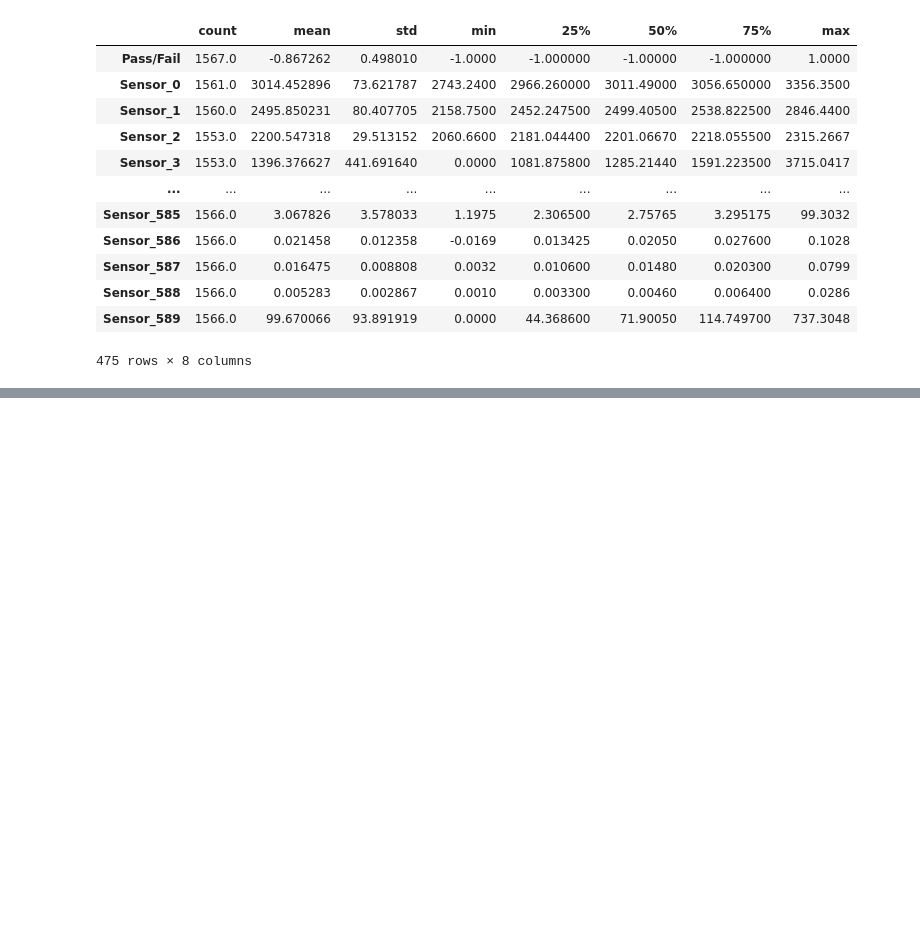
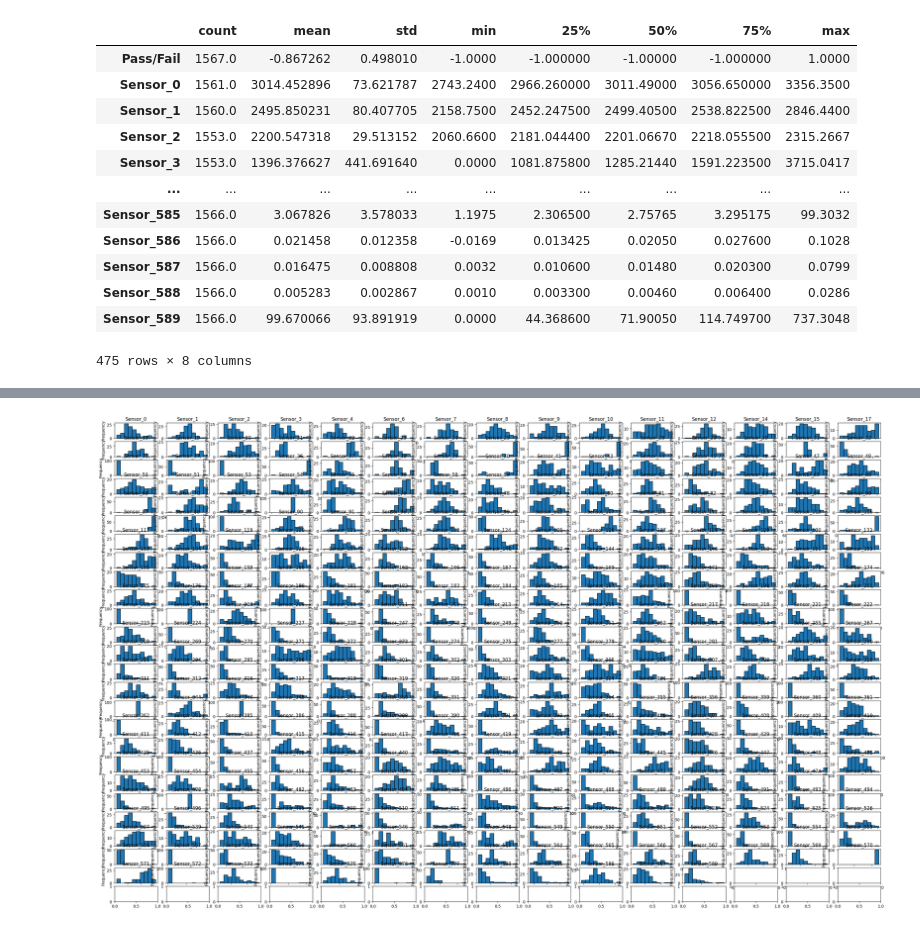
Before and after one commit to Kipioneer/TJE_Dissplay, a Jupyter notebook: UCI Secom.ipynb, the cells around one changed output, grey strips where cells are left out. Saved outputs shown, nothing was run; the diff lists cells and outputs as text; code cells hidden in the pictures; blank space fills up the shorter version.

```diff
--- a/UCI Secom.ipynb
+++ b/UCI Secom.ipynb
@@ -163,0 +491,9 @@ df
+# %%
+# Fail 데이터 분포 확인
+fig, ax = plt.subplots(26,15)
+
+fig.set_size_inches((35,22))
+for var, subplot in zip(list_col,ax.flatten()):
+    Fail_df[var].plot(kind='hist', ax=subplot, title=var, edgecolor='black')
+# %% [output]
+[figure, added]
```
Also changed, not shown: parts of 81 cells of this notebook, 7 other files.
